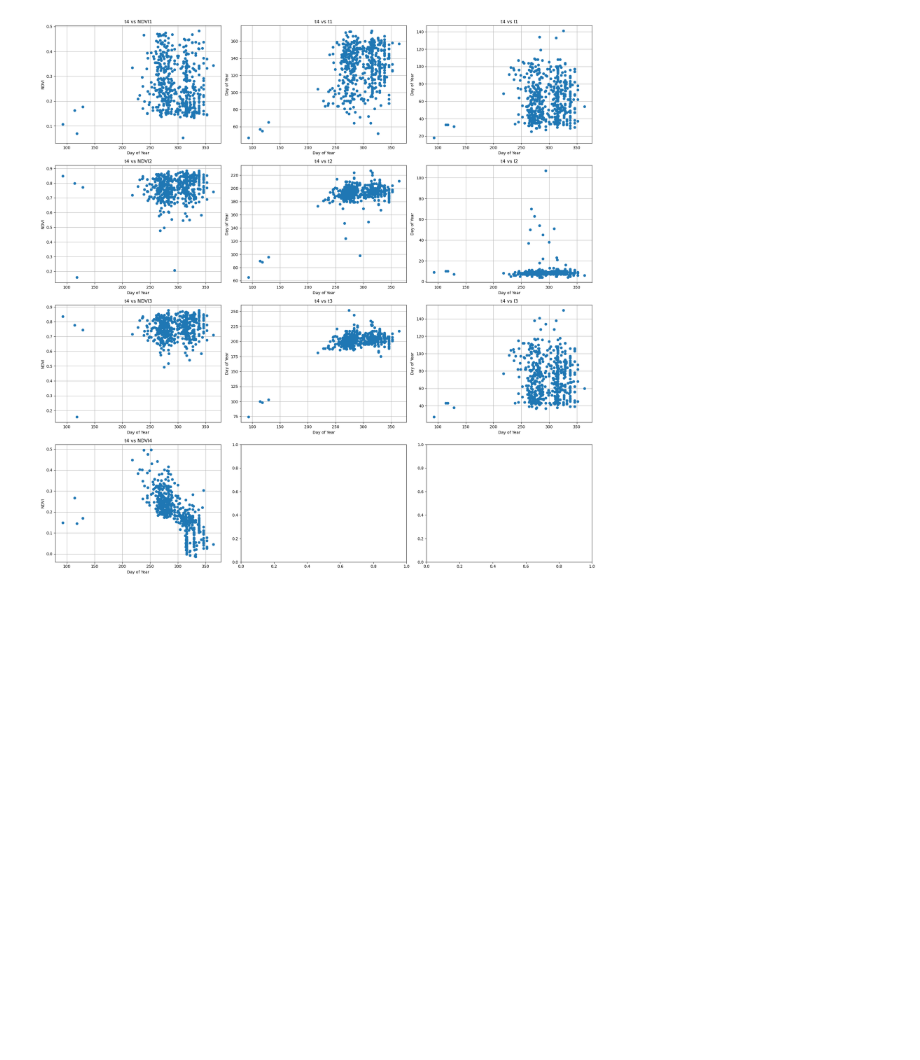
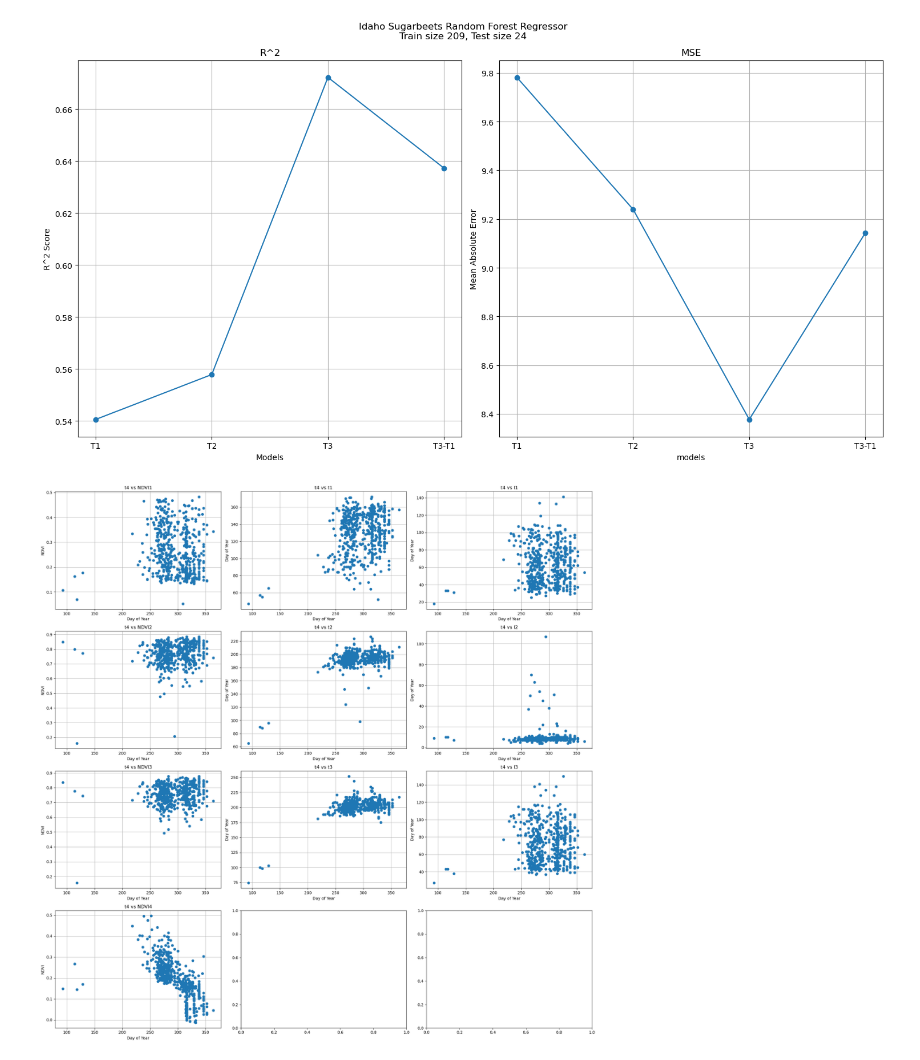
Before and after one commit to VitoChan01/Land_centric_process_monitoring, a Jupyter notebook: Source/harvest_prediction copy.ipynb, the cells around one changed output. Cells and saved outputs as stored; diff of their text form; code cells hidden in the pictures; blank space fills up the shorter version.

```diff
--- a/Source/harvest_prediction copy.ipynb
+++ b/Source/harvest_prediction copy.ipynb
@@ -195,3 +217,43 @@ plt.show()
+# %%
+n=20
+r2_scores = []
+mae_scores = []
+modelname=['T1','T2','T3','T3-T1']
+fig, ax = plt.subplots(1, 2, figsize=(15, 8))
+for i, X in enumerate([X1,X2,X3,X4]):
+    x_train, x_test, y_train, y_test = train_test_split(X,y, test_size=0.1, random_state=27)
+
+
+
+    model = RandomForestRegressor(n_estimators=n, random_state=27)
+    model.fit(x_train, y_train)
+
+    y_pred = model.predict(x_test)
+    mae = mean_absolute_error(y_test, y_pred)
+    r2 = r2_score(y_test, y_pred)
+    r2_scores.append(r2)
+    mae_scores.append(mae)
+
+ax[0].plot(range(0, 4), r2_scores,'-o')
+ax[0].set_xlabel('Models')
+ax[0].set_ylabel('R^2 Score')
+ax[0].set_title(f'R^2')
+ax[0].set_xticks(range(0,4))
+ax[0].set_xticklabels(modelname)
+ax[0].grid()
+
+ax[1].plot(range(0,4), mae_scores,'-o')
+ax[1].set_xlabel('models')
+ax[1].set_ylabel('Mean Absolute Error')
+ax[1].set_title(f'MSE')
+ax[1].set_xticks(range(0,4))
+ax[1].set_xticklabels(modelname)
+ax[1].grid()
+plt.suptitle(Case+' '+crop+' Random Forest Regressor\nTrain size '+str(len(y_train))+', Test size '+str(len(y_test)))
+plt.tight_layout()
+plt.show()
+# %% [output]
+[figure, added]
 # %%
 fig,ax=plt.subplots(4, 3, figsize=(20, 20))
 #ax=ax.ravel()
```
Also changed, not shown: parts of 14 cells of this notebook, 46 other files.
